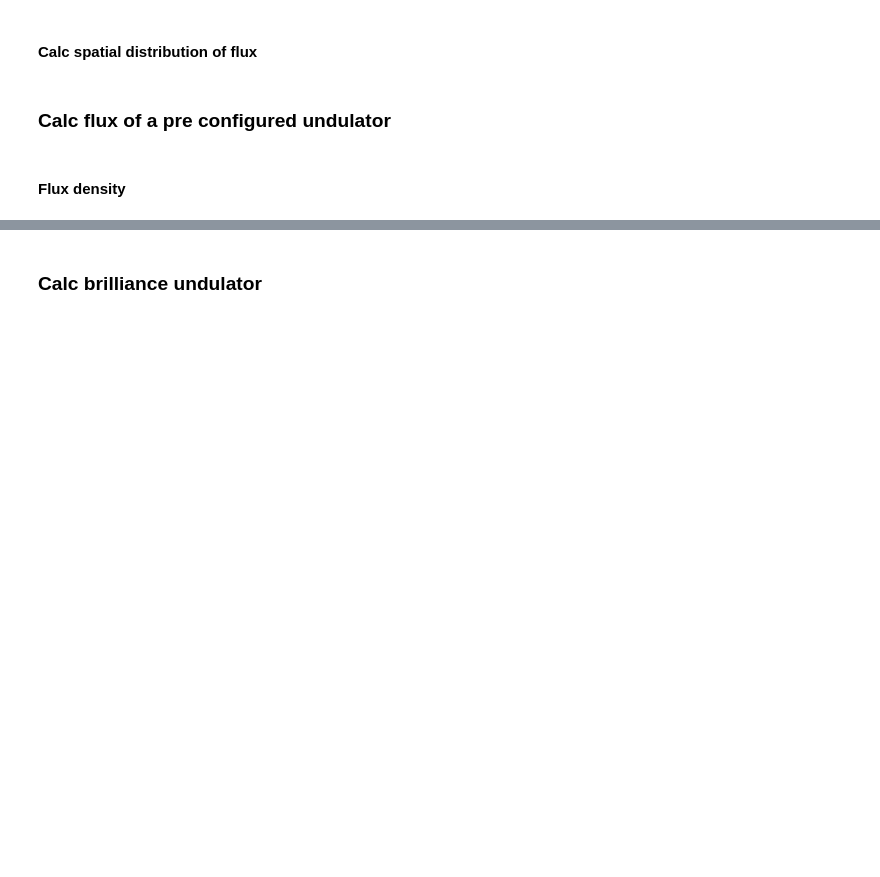
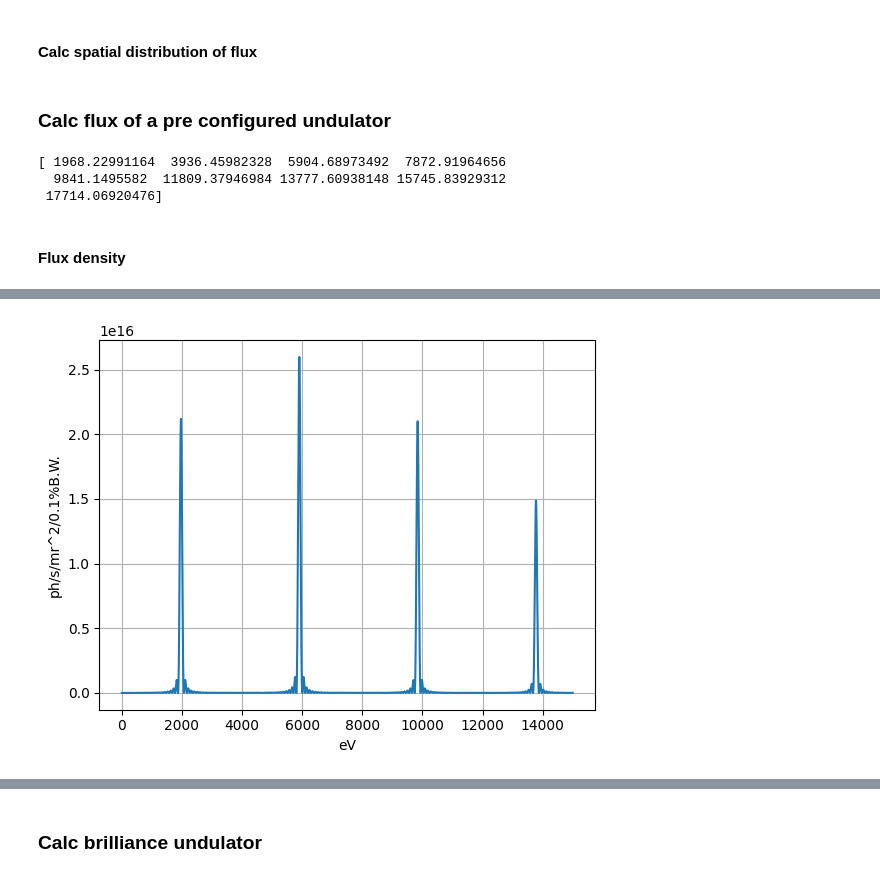
Before and after one commit to lnls-ids/spectrainterface, a Jupyter notebook: spectrainterface/tutorial_spectra_interface.ipynb, the cells around one changed output, grey strips where cells are left out. Drawn from its saved outputs; the diff is of its cells as text; code cells hidden in the pictures; blank space fills up the shorter version.

```diff
--- a/spectrainterface/tutorial_spectra_interface.ipynb
+++ b/spectrainterface/tutorial_spectra_interface.ipynb
@@ -154,8 +154,7 @@ plt.xlabel("Energy [eV]")
 ### Calc flux of a pre configured undulator
 # %%
 period = 18
-bx_peak = 0.25
-by_peak = 0.25
+by_peak = 1
 id_length = 0.4
 gamma = 3e3/0.511
 
@@ -165,32 +164,34 @@ spectra.accelerator.set_low_beta_section()
 
 #  Select horizontal undulator as source
 spectra.calc.source_type = (
-    spectra.calc.SourceType.figure8_undulator
+    spectra.calc.SourceType.horizontal_undulator
 )
 
 spectra.calc.period = period
-spectra.calc.bx_peak = bx_peak
 spectra.calc.by_peak = by_peak
 spectra.calc.length = id_length
 # %%
 sf = SourceFunctions()
-kx = spectra.calc.kx
 ky = spectra.calc.ky
-k = np.sqrt(kx**2 + ky**2)
+k = np.sqrt(ky**2)
 n = np.arange(1, 10, 1)
 energy = sf.get_harmonic_energy(n, gamma, 0, period, k)
 print(energy)
+# %% [output]
+[ 1968.22991164  3936.45982328  5904.68973492  7872.91964656
+  9841.1495582  11809.37946984 13777.60938148 15745.83929312
+ 17714.06920476]
 # %% [markdown]
 #### Flux density
 # %%
-spectra.calc.method = spectra.calc.CalcConfigs.Method.near_field
+spectra.calc.method = spectra.calc.CalcConfigs.Method.far_field
 spectra.calc.indep_var = spectra.calc.CalcConfigs.Variable.energy
 spectra.calc.output_type = (
     spectra.calc.CalcConfigs.Output.flux_density
 )
 spectra.calc.distance_from_source = 1
-spectra.accelerator.zero_emittance = False
-spectra.accelerator.zero_energy_spread = False
+spectra.accelerator.zero_emittance = True
+spectra.accelerator.zero_energy_spread = True
 spectra.calc.observation_angle = [0, 0]
 spectra.calc.energy_range = [1, 15000]
 spectra.calc.energy_step = 1
@@ -204,3 +205,4 @@ plt.plot(
 plt.xlabel(spectra.calc.output_captions["units"][0])
 plt.ylabel(spectra.calc.output_captions["units"][1])
 plt.grid()
+# %% [output]
@@ -207,3 +210,4 @@ plt.grid()
+[figure, added]
 # %%
 spectra.calc.indep_var = spectra.calc.CalcConfigs.Variable.energy
 spectra.calc.output_type = (
```
Also changed, not shown: parts of 6 cells of this notebook, 2 other files.
